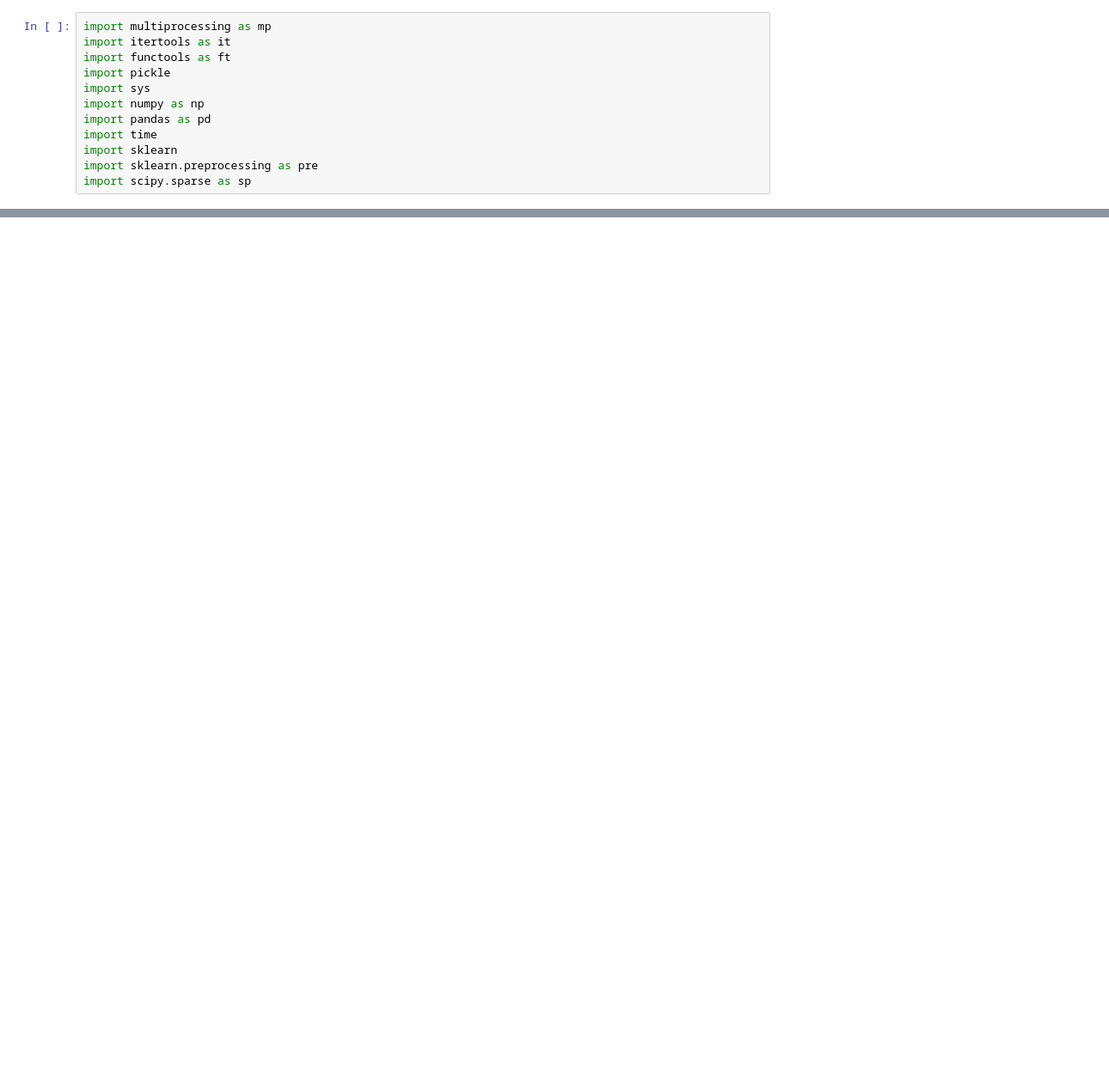
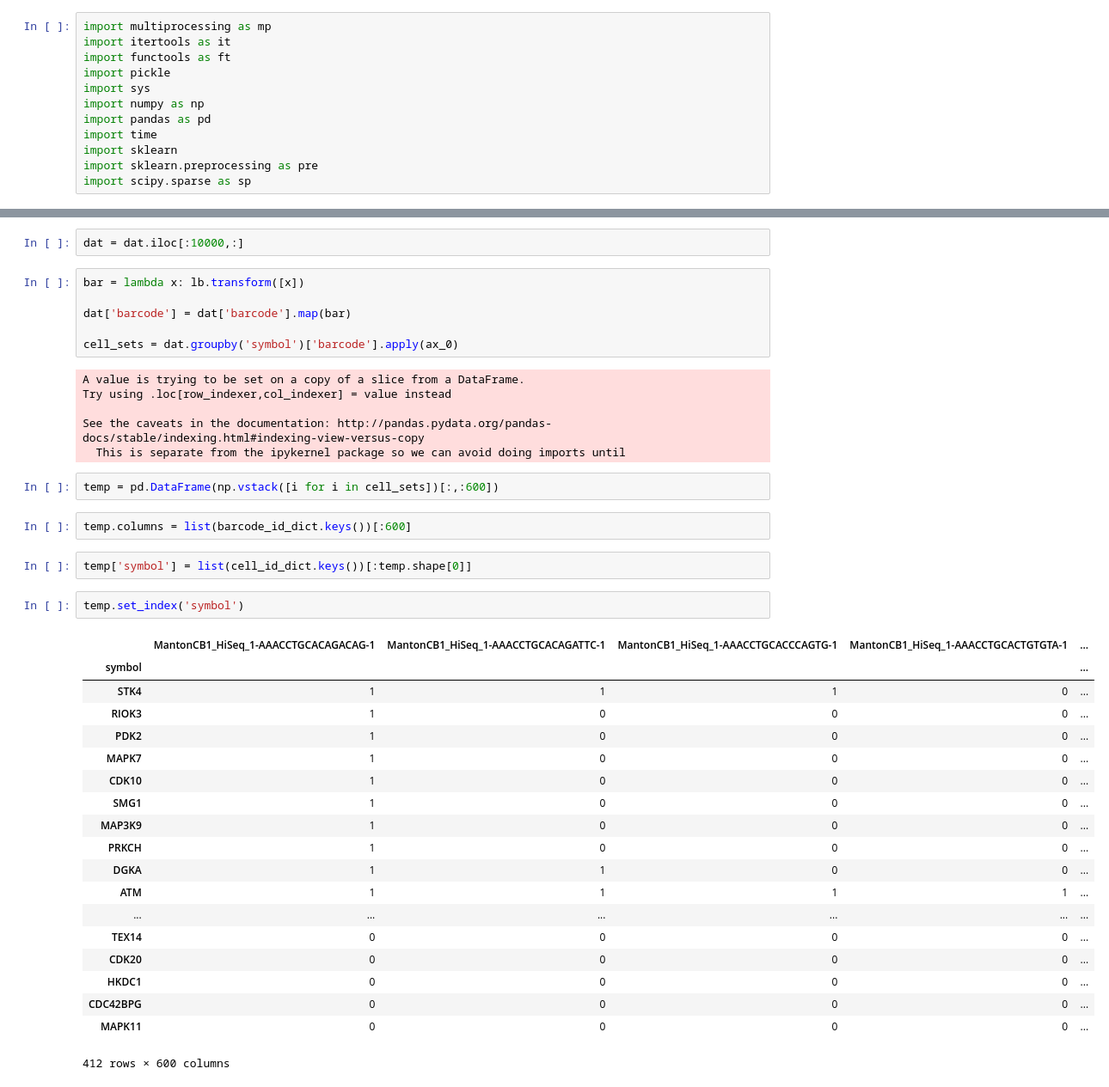
Before and after one commit to eyes-robson/pyDataTools, a Jupyter notebook: demos/generator_fast_gather_gene_sets.ipynb, the cells around one changed output, grey strips where cells are left out. Shown: that part at 86% size. Saved outputs shown, nothing was run; the diff lists cells and outputs as text; blank space fills up the shorter version.

```diff
--- a/demos/generator_fast_gather_gene_sets.ipynb
+++ b/demos/generator_fast_gather_gene_sets.ipynb
@@ -35,0 +87,42 @@ def pickle_cells(cells, cell_sets, k):
+# %%
+dat = dat.iloc[:10000,:]
+# %%
+bar = lambda x: lb.transform([x])
+
+dat['barcode'] = dat['barcode'].map(bar)
+
+cell_sets = dat.groupby('symbol')['barcode'].apply(ax_0)
+# %% [output]
+A value is trying to be set on a copy of a slice from a DataFrame.
+Try using .loc[row_indexer,col_indexer] = value instead
+
+See the caveats in the documentation: http://pandas.pydata.org/pandas-docs/stable/indexing.html#indexing-view-versus-copy
+  This is separate from the ipykernel package so we can avoid doing imports until
+# %%
+temp = pd.DataFrame(np.vstack([i for i in cell_sets])[:,:600])
+# %%
+temp.columns = list(barcode_id_dict.keys())[:600]
+# %%
+temp['symbol'] = list(cell_id_dict.keys())[:temp.shape[0]]
+# %%
+temp.set_index('symbol')
+# %% [output]
+|  | MantonCB1_HiSeq_1-AAACCTGCACAGACAG-1 | MantonCB1_HiSeq_1-AAACCTGCACAGATTC-1 | MantonCB1_HiSeq_1-AAACCTGCACCCAGTG-1 | MantonCB1_HiSeq_1-AAACCTGCACTGTGTA-1 | ... |
+| symbol |  |  |  |  | ... |
+| STK4 | 1 | 1 | 1 | 0 | ... |
+| RIOK3 | 1 | 0 | 0 | 0 | ... |
+| PDK2 | 1 | 0 | 0 | 0 | ... |
+| MAPK7 | 1 | 0 | 0 | 0 | ... |
+| CDK10 | 1 | 0 | 0 | 0 | ... |
+| SMG1 | 1 | 0 | 0 | 0 | ... |
+| MAP3K9 | 1 | 0 | 0 | 0 | ... |
+| PRKCH | 1 | 0 | 0 | 0 | ... |
+| DGKA | 1 | 1 | 0 | 0 | ... |
+| ATM | 1 | 1 | 1 | 1 | ... |
+| ... | ... | ... | ... | ... | ... |
+| TEX14 | 0 | 0 | 0 | 0 | ... |
+| CDK20 | 0 | 0 | 0 | 0 | ... |
+| HKDC1 | 0 | 0 | 0 | 0 | ... |
+| CDC42BPG | 0 | 0 | 0 | 0 | ... |
+| MAPK11 | 0 | 0 | 0 | 0 | ... |
+412 rows × 600 columns
```
Also changed, not shown: parts of 6 cells of this notebook, 7 other files.
